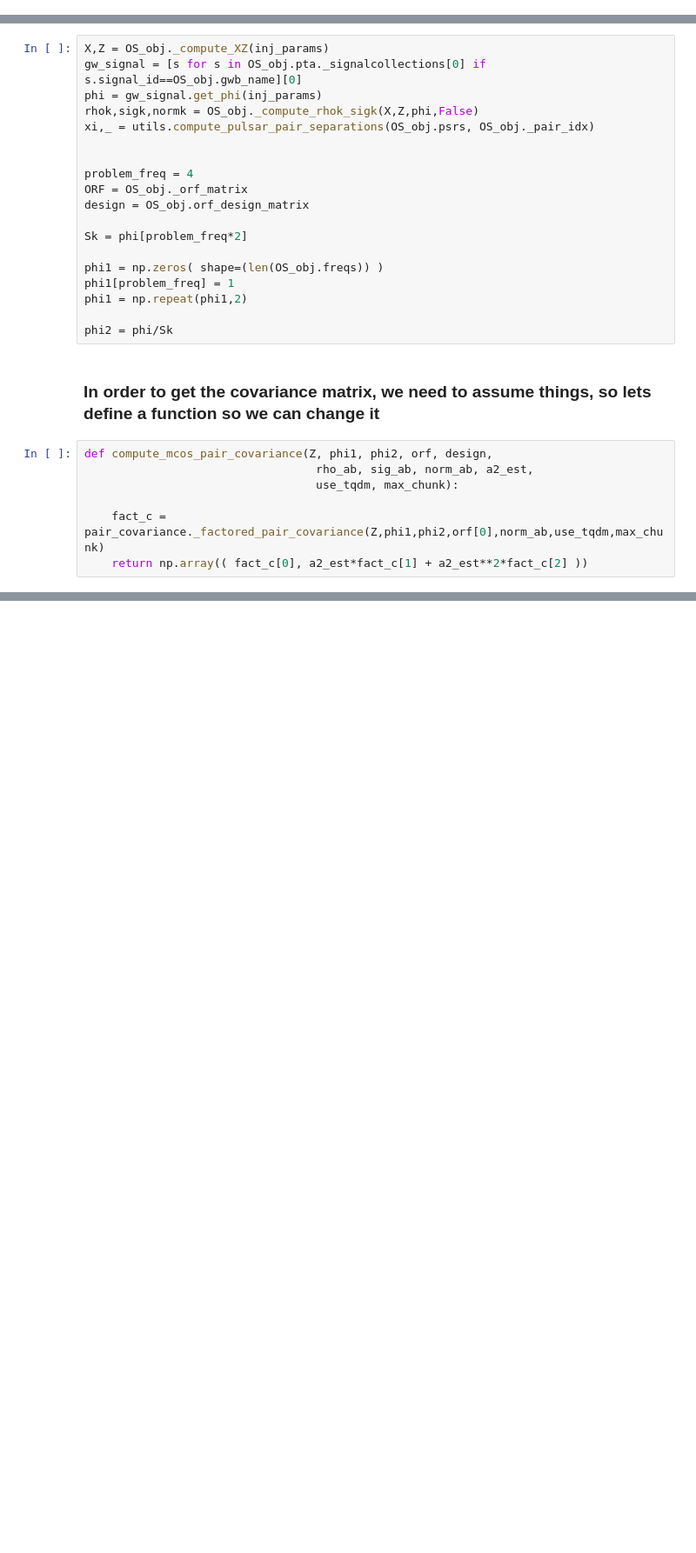
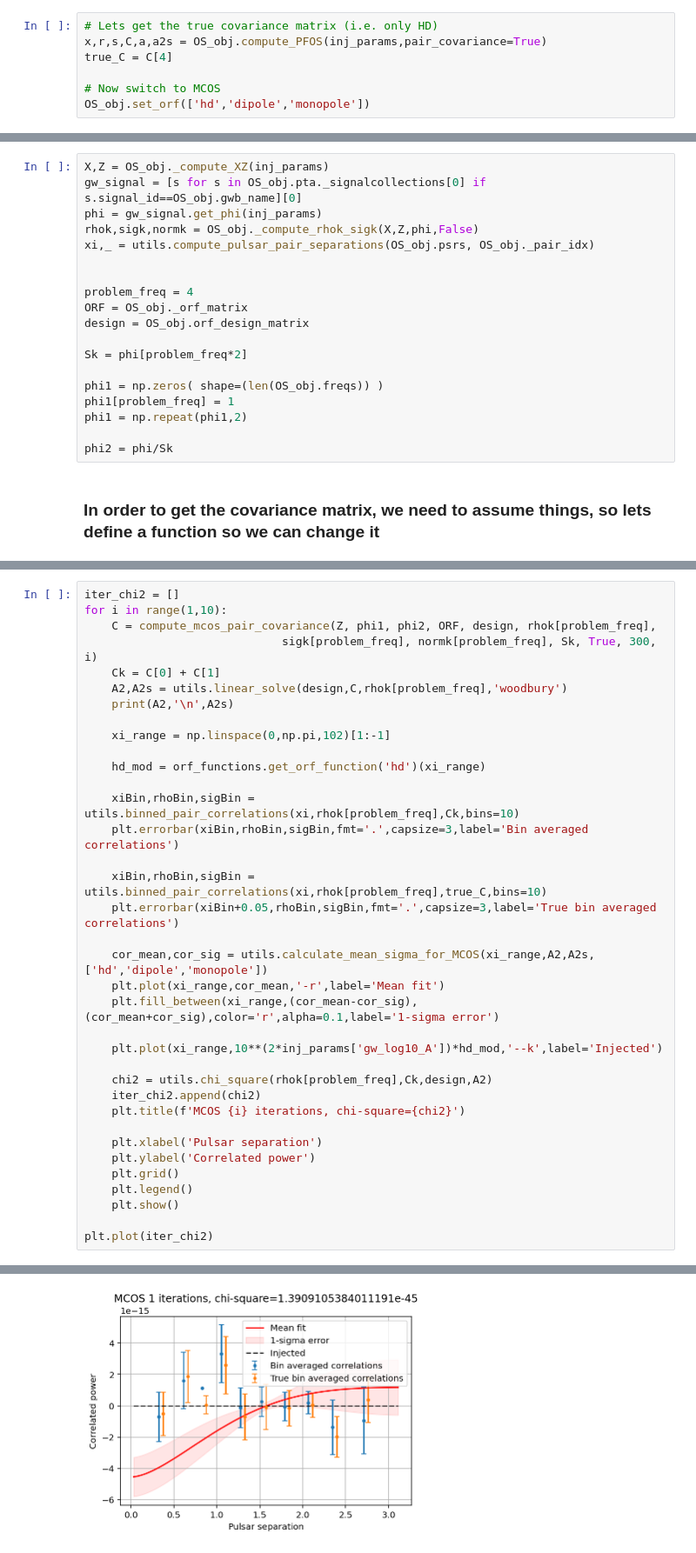
Before and after one commit to GersbachKa/defiant, a Jupyter notebook: notebooks/MCOS_with_PC.ipynb, the cells around one changed output, grey strips where cells are left out. Shown: that part at 87% size. Cells and saved outputs as stored; diff of their text form; blank space fills up the shorter version.

```diff
--- a/notebooks/MCOS_with_PC.ipynb
+++ b/notebooks/MCOS_with_PC.ipynb
@@ -34,4 +32,11 @@ OS_obj = OptimalStatistic(psrs,pta=pta,gwb_name='gw',core_path='MDC1_FG_CURN_sam
 Loading data from HDF5 file....
+# %%
+# Lets get the true covariance matrix (i.e. only HD)
+x,r,s,C,a,a2s = OS_obj.compute_PFOS(inj_params,pair_covariance=True)
+true_C = C[4]
+
+# Now switch to MCOS
+OS_obj.set_orf(['hd','dipole','monopole'])
 # %% [markdown]
 ### Next, we need to set it as a MCOS and get all of the elements of the MCOS
 # %%
@@ -55,10 +60,3 @@ phi1 = np.repeat(phi1,2)
 phi2 = phi/Sk
 # %% [markdown]
 ### In order to get the covariance matrix, we need to assume things, so lets define a function so we can change it
-# %%
-def compute_mcos_pair_covariance(Z, phi1, phi2, orf, design,
-                                  rho_ab, sig_ab, norm_ab, a2_est,
-                                  use_tqdm, max_chunk):
-
-    fact_c = pair_covariance._factored_pair_covariance(Z,phi1,phi2,orf[0],norm_ab,use_tqdm,max_chunk)
-    return np.array(( fact_c[0], a2_est*fact_c[1] + a2_est**2*fact_c[2] ))
@@ -74,0 +91,37 @@ print(A2,A2s)
+# %%
+iter_chi2 = []
+for i in range(1,10):
+    C = compute_mcos_pair_covariance(Z, phi1, phi2, ORF, design, rhok[problem_freq],
+                             sigk[problem_freq], normk[problem_freq], Sk, True, 300, i)
+    Ck = C[0] + C[1]
+    A2,A2s = utils.linear_solve(design,C,rhok[problem_freq],'woodbury')
+    print(A2,'\n',A2s)
+
+    xi_range = np.linspace(0,np.pi,102)[1:-1]
+
+    hd_mod = orf_functions.get_orf_function('hd')(xi_range)
+
+    xiBin,rhoBin,sigBin = utils.binned_pair_correlations(xi,rhok[problem_freq],Ck,bins=10)
+    plt.errorbar(xiBin,rhoBin,sigBin,fmt='.',capsize=3,label='Bin averaged correlations')
+
+    xiBin,rhoBin,sigBin = utils.binned_pair_correlations(xi,rhok[problem_freq],true_C,bins=10)
+    plt.errorbar(xiBin+0.05,rhoBin,sigBin,fmt='.',capsize=3,label='True bin averaged correlations')
+
+    cor_mean,cor_sig = utils.calculate_mean_sigma_for_MCOS(xi_range,A2,A2s,['hd','dipole','monopole'])
+    plt.plot(xi_range,cor_mean,'-r',label='Mean fit')
+    plt.fill_between(xi_range,(cor_mean-cor_sig),(cor_mean+cor_sig),color='r',alpha=0.1,label='1-sigma error')
+
+    plt.plot(xi_range,10**(2*inj_params['gw_log10_A'])*hd_mod,'--k',label='Injected')
+
+    chi2 = utils.chi_square(rhok[problem_freq],Ck,design,A2)
+    iter_chi2.append(chi2)
+    plt.title(f'MCOS {i} iterations, chi-square={chi2}')
+
+    plt.xlabel('Pulsar separation')
+    plt.ylabel('Correlated power')
+    plt.grid()
+    plt.legend()
+    plt.show()
+
+plt.plot(iter_chi2)
+# %% [output]
@@ -74,0 +132 @@ print(A2,A2s)
+[figure, added]
```
Also changed, not shown: parts of 13 cells of this notebook, 3 other files.
